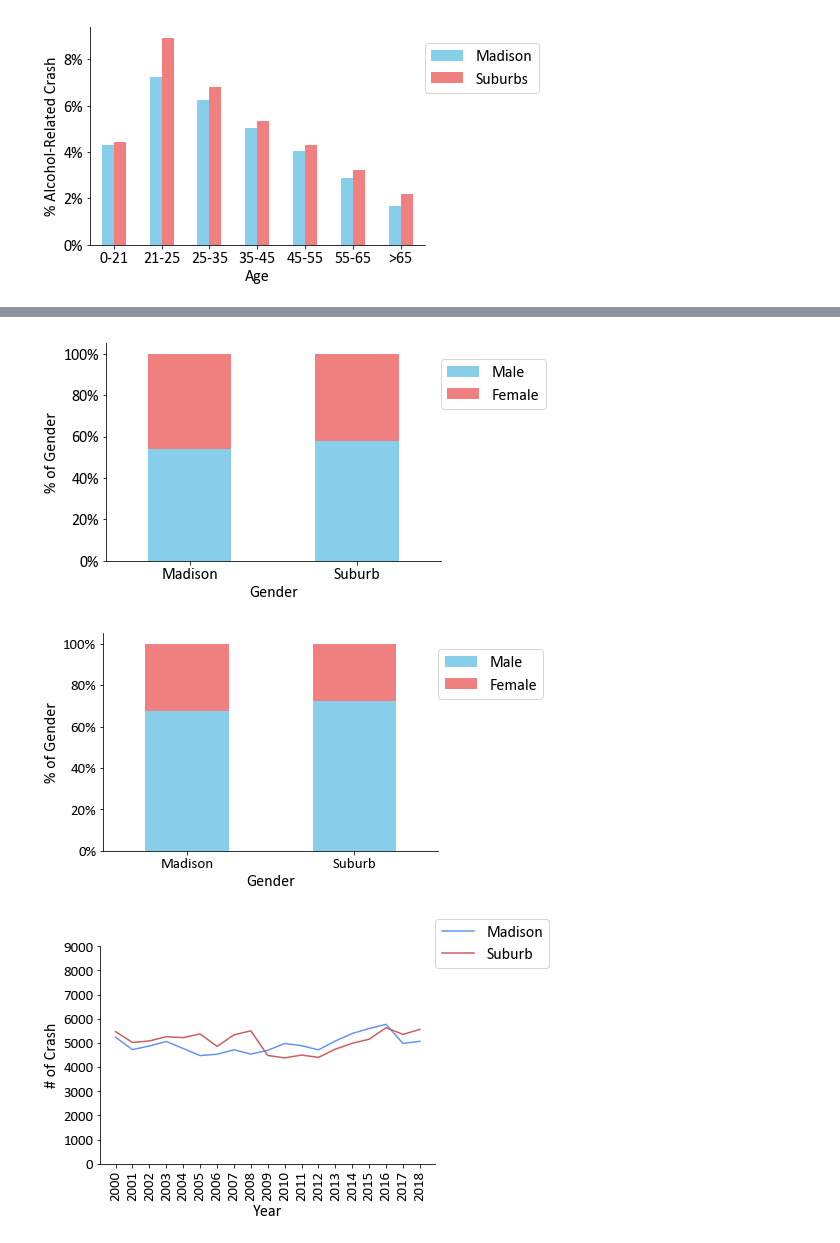
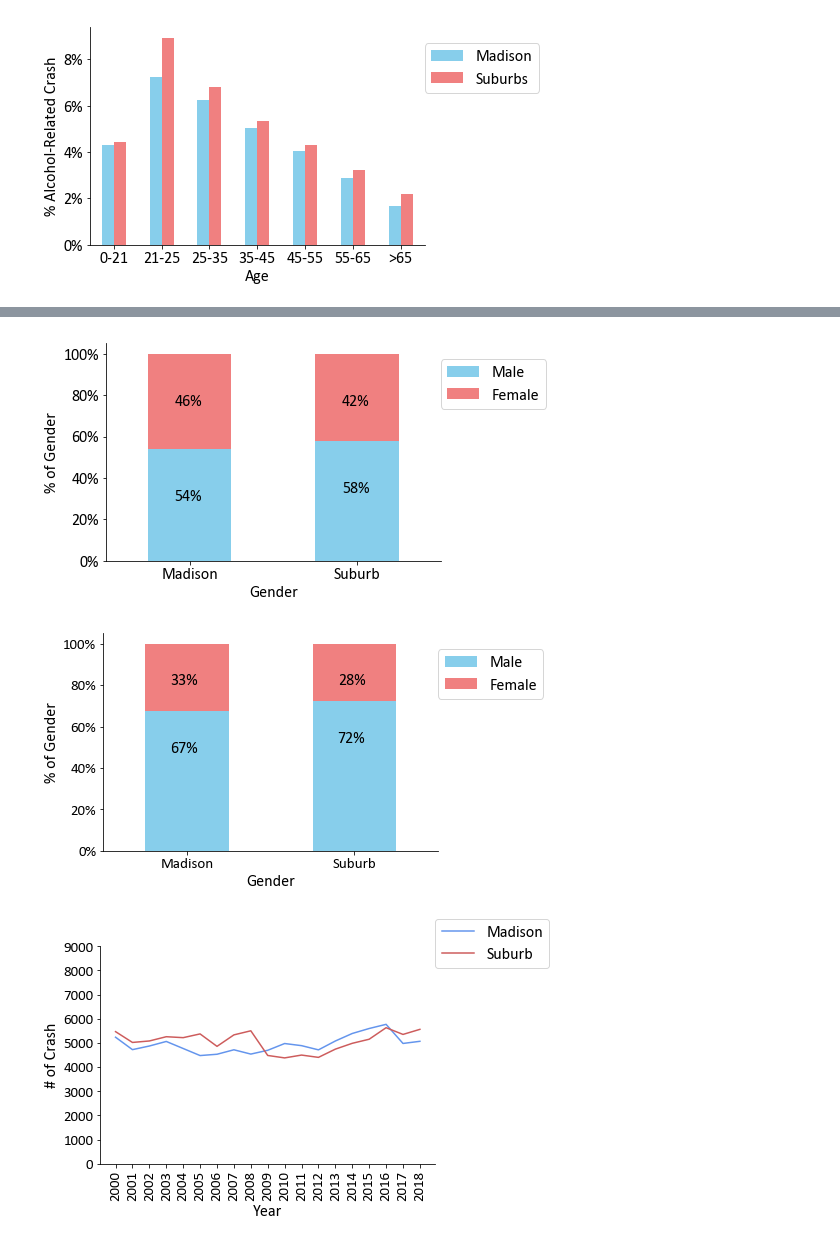
Before and after one commit to tomhuhh/crashthecityofmadison, a Jupyter notebook: Week2.ipynb, the cells around one changed output, grey strips where cells are left out. Saved outputs shown, nothing was run; the diff lists cells and outputs as text; code cells hidden in the pictures.

```diff
--- a/Week2.ipynb
+++ b/Week2.ipynb
@@ -281,31 +325,36 @@ WHERE (SEX1 ="M") or (SEX2="M")""",conn1)
 
 sumM=MM["count(WEEK)"][0]+MF["count(WEEK)"][0]
 sumS=SM["count(WEEK)"][0]+SF["count(WEEK)"][0]
-GM=Series({"Madison":(MM["count(WEEK)"][0]/sumM)*100,"Suburb":(SM["count(WEEK)"][0]/sumS)*100})
-GF=Series({"Madison":(MF["count(WEEK)"][0]/sumM)*100,"Suburb":(SF["count(WEEK)"][0]/sumS)*100})
+GM=Series({"Madison":round((MM["count(WEEK)"][0]/sumM)*100),"Suburb":round((SM["count(WEEK)"][0]/sumS)*100)})
+GF=Series({"Madison":round((MF["count(WEEK)"][0]/sumM)*100),"Suburb":round((SF["count(WEEK)"][0]/sumS)*100)})
 # %%
 CONC= pd.concat([GM,GF], axis=1)
 CONC.columns= ['Male', 'Female']
 colors=["skyblue","lightcoral"]
 ax=CONC.plot.bar(color=colors,rot=0,stacked=True)
 
 ax.spines['top'].set_visible(False)
 ax.spines['right'].set_visible(False)
 ax.set_xlabel("Gender")
 ax.set_ylabel("% of Gender")
 #ax.set_title("Gender Distribution of Drivers in Crashes")
 
+for p in ax.patches:
+    width, height = p.get_width(), p.get_height()
+    x, y = p.get_xy()
+    ax.annotate('{:.0%}'.format(height/100), (x+0.16, y + height - 25))
+
 fmt='%.0f%%'
 yticks = mtick.FormatStrFormatter(fmt)
 ax.yaxis.set_major_formatter(yticks)
 my_y_ticks = np.arange(0, 101, 20)
 plt.yticks(my_y_ticks)
 
 ax.legend(loc=[1, 0.7])
 fig = matplotlib.pyplot.gcf()
 fig.savefig('GE.eps', dpi=100,bbox_inches="tight")
 # %% [output]
-[figure, old version]
+[figure, new version]
 # %%
 AMF=qry("""
 SELECT count(WEEK)
@@ -343,6 +392,12 @@ ax.set_xlabel("Gender")
 ax.set_ylabel("% of Gender")
 #ax.set_title("Gender Distribution of Drivers in Alcohol-Related Crashes")
 
+for p in ax.patches:
+    width, height = p.get_width(), p.get_height()
+    x, y = p.get_xy()
+    ax.annotate('{:.0%}'.format(height/100), (x+0.15, y + height - 20))
+
+
 fmt='%.0f%%'
 yticks = mtick.FormatStrFormatter(fmt)
 ax.yaxis.set_major_formatter(yticks)
@@ -353,7 +408,7 @@ ax.legend(loc=[1, 0.7])
 fig = matplotlib.pyplot.gcf()
 fig.savefig('Gender.eps', dpi=100,bbox_inches="tight")
 # %% [output]
-[figure, old version]
+[figure, new version]
 # %%
 YM=qry("""
 SELECT count(YEAR)
```
Also changed, not shown: parts of 8 cells of this notebook, 5 other files.
